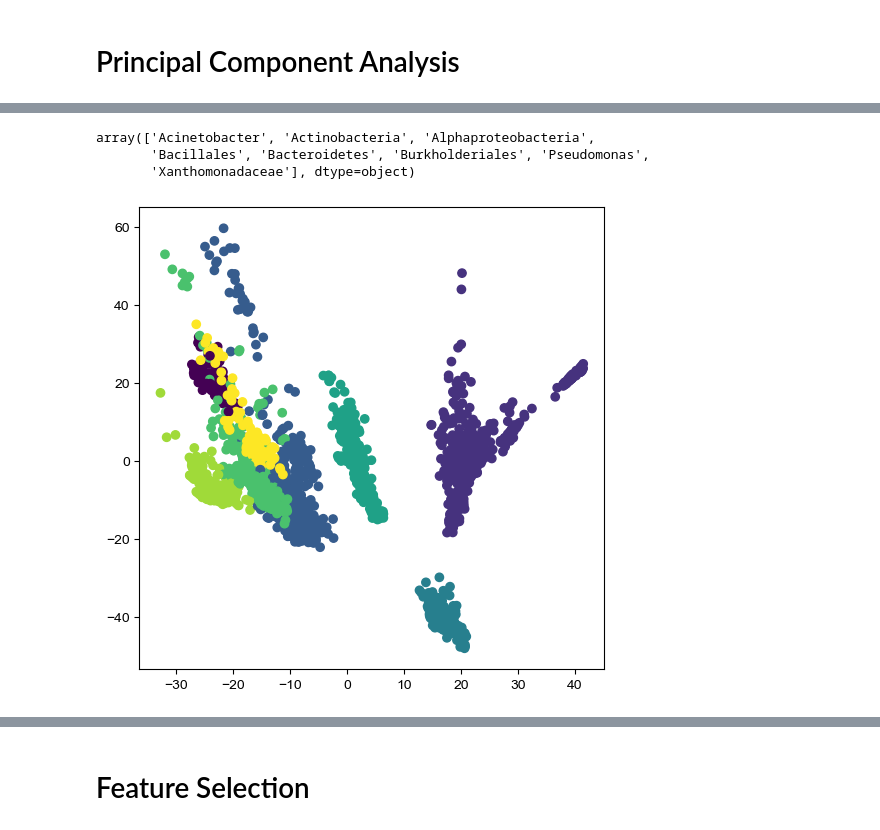
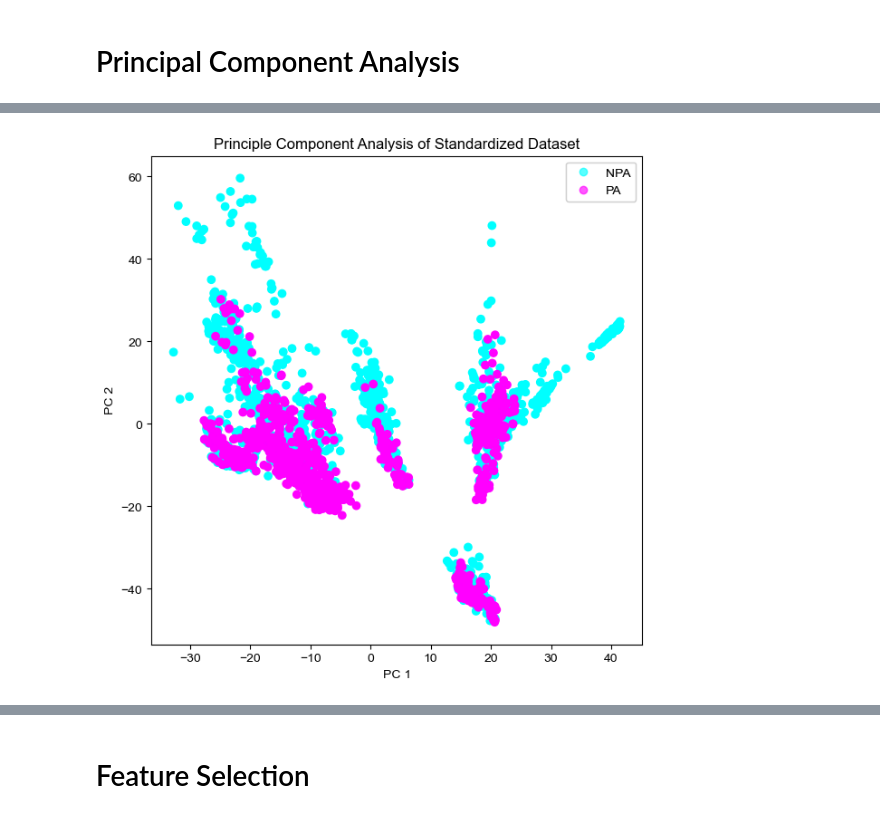
Before and after one commit to ajlukasiewicz/Team_9_MacLearn, a Jupyter notebook: Sarah_Classification.ipynb, the cells around one changed output, grey strips where cells are left out. Drawn from its saved outputs; the diff is of its cells as text; code cells hidden in the pictures.

```diff
--- a/Sarah_Classification.ipynb
+++ b/Sarah_Classification.ipynb
@@ -90,6 +91,8 @@ X_train, X_test, y_train, y_test = train_test_split(X, y, test_size=0.33, strati
 # %% [markdown]
 # Principal Component Analysis
 # %%
+# Actually doing the PCA
+
 pca = decomposition.PCA(n_components=2)
 
 pca_result = pca.fit_transform(X)
@@ -106,16 +109,6 @@ for idx, val in enumerate(labels):
     else:
         print("Error!")
 
-x = pca_result[:,0]
-y = pca_result[:,1]
-plt.figure(figsize=(6, 6))
-plt.scatter(x,y, c = labels)
-
-pca_result = pd.DataFrame(pca_result)
-
-plt.xlabel("PC 1")
-plt.ylabel("PC 2")
-plt.title("Principle Component Analysis of Our Dataset")
-plt.savefig("PCA_SDS_Final_Project.svg")
-plt.show()
+x_plot = pca_result[:,0]
+y_plot = pca_result[:,1]
 # %% [output]
@@ -126,6 +115,0 @@ order_numeric = np.zeros((len(orders),1))
-# %%
-orders
-# %% [output]
-array(['Acinetobacter', 'Actinobacteria', 'Alphaproteobacteria',
-       'Bacillales', 'Bacteroidetes', 'Burkholderiales', 'Pseudomonas',
-       'Xanthomonadaceae'], dtype=object)
@@ -138,6 +116,19 @@ for idx, val in enumerate(orders):
-# %%
-plt.figure(figsize=(6, 6))
-plt.scatter(x,y, c = order_forplotting.ravel())
-plt.show()
-# %% [output]
-[figure, removed]
+# %%
+# Plotting by classification
+
+fig, ax = plt.subplots(1, figsize = (7,7))
+
+scatter1 = ax.scatter(x_plot,y_plot, c = labels, cmap = "cool")
+handles, _ = scatter1.legend_elements(prop="colors", alpha=0.6) # use my own labels
+legend1 = ax.legend(handles, ["NPA", "PA"], loc="upper right")
+ax.add_artist(legend1)
+
+pca_result = pd.DataFrame(pca_result)
+
+ax.set_xlabel("PC 1")
+ax.set_ylabel("PC 2")
+ax.set_title("Principle Component Analysis of Standardized Dataset")
+plt.savefig("PCA_SDS_Final_Project.svg")
+plt.show()
+# %% [output]
+[figure, added]
```
Also changed, not shown: parts of 13 cells of this notebook.
